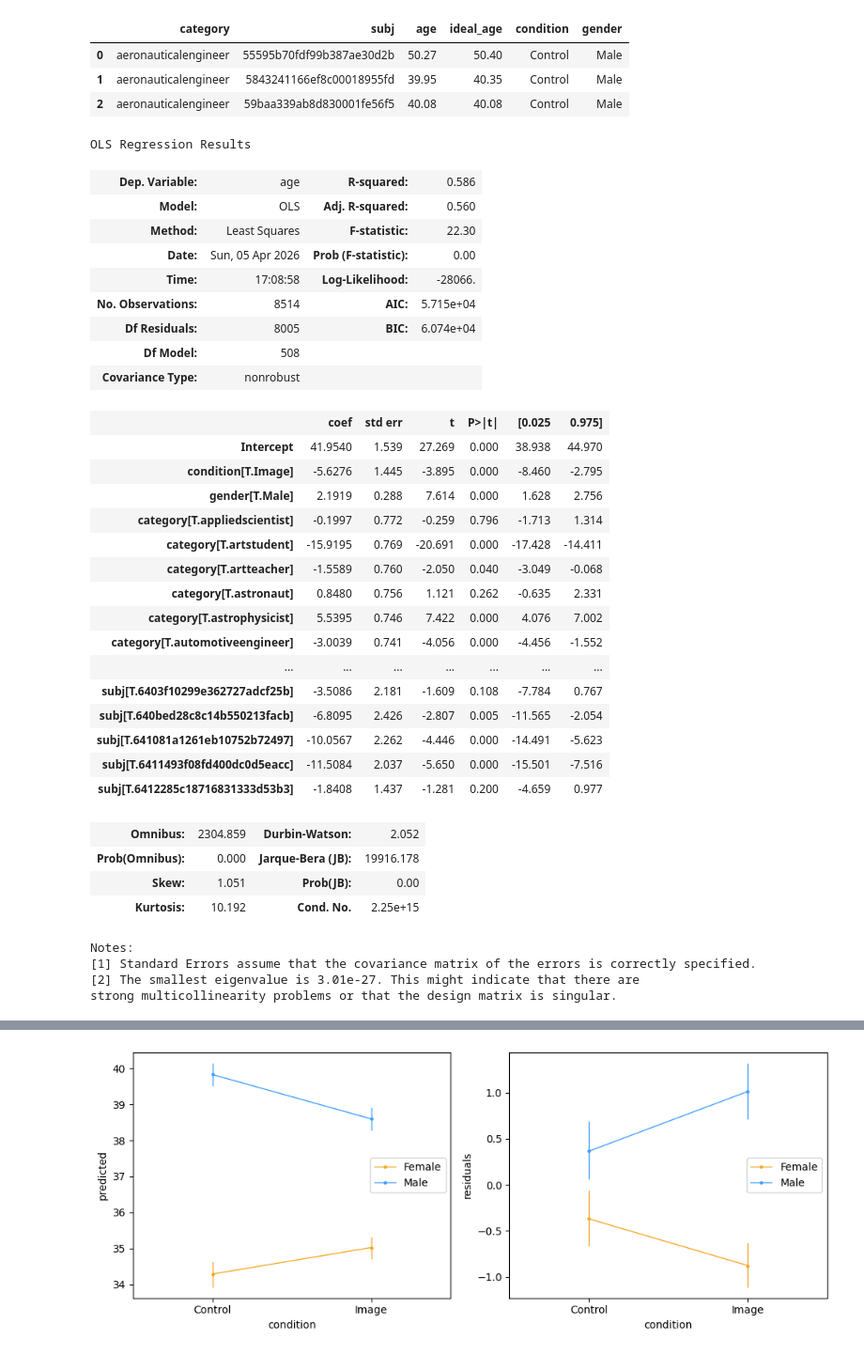
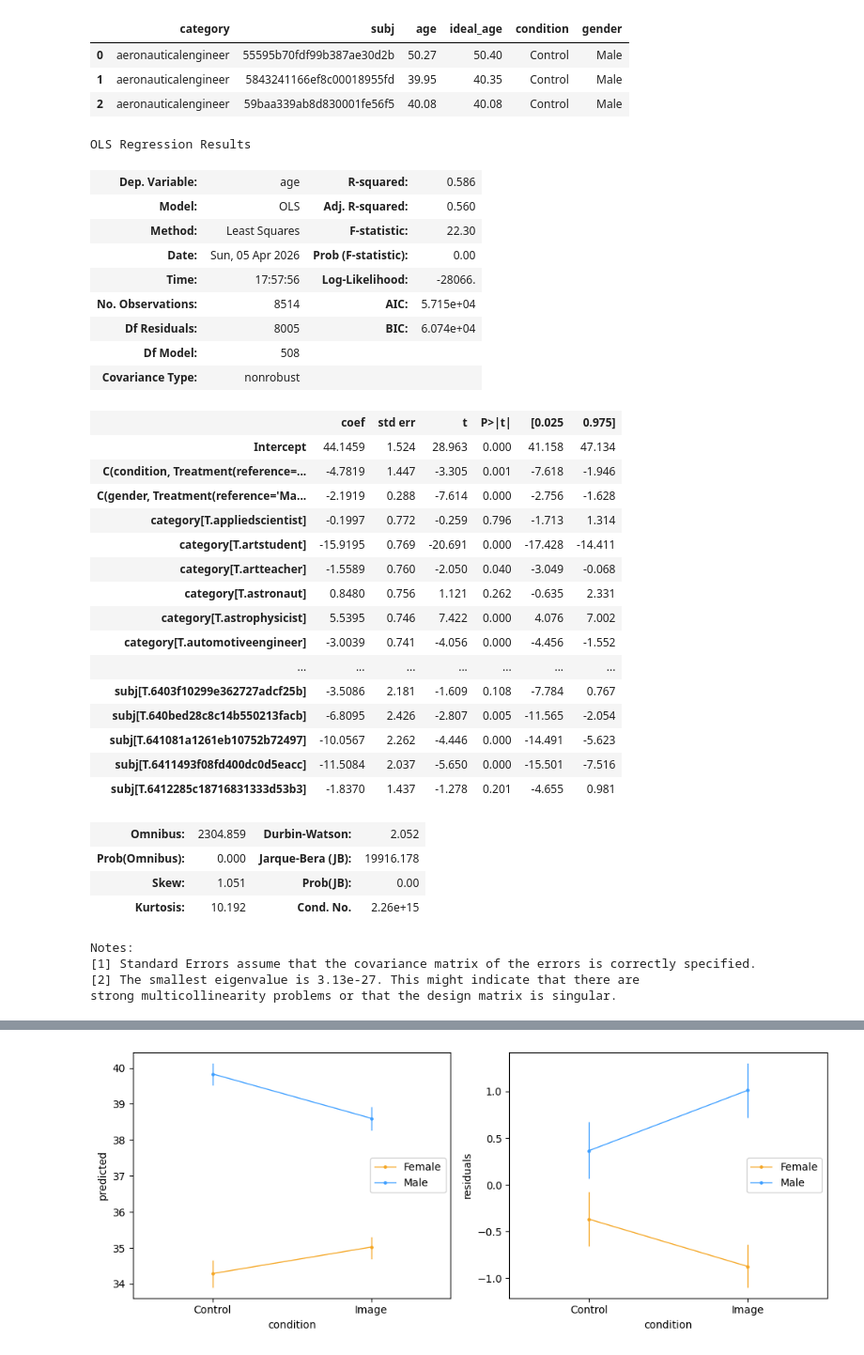
Before and after one commit to romgzn/Data_Analysis_Machine_Learning_Assignments, a Jupyter notebook: second_assignment/age_gender_cor.ipynb, the cells around one changed output, grey strips where cells are left out. Shown at 94% size. Drawn from its saved outputs; the diff is of its cells as text; code cells hidden in the pictures.

```diff
--- a/second_assignment/age_gender_cor.ipynb
+++ b/second_assignment/age_gender_cor.ipynb
@@ -218,24 +218,28 @@ control_treat_df.head(3)
 | 1 | aeronauticalengineer | 5843241166ef8c00018955fd | 39.95 | 40.35 | Control | Male |
 | 2 | aeronauticalengineer | 59baa339ab8d830001fe56f5 | 40.08 | 40.08 | Control | Male |
 # %%
-control_treat_mod = smf.ols("age ~ condition * gender + category + subj", data=control_treat_df)
+reference = 'Male'
+control_treat_mod = smf.ols(
+    f"age ~ C(condition, Treatment(reference='Control')) * C(gender, Treatment(reference='{reference}')) + category + subj",
+    data=control_treat_df
+)
 control_treat_res = control_treat_mod.fit()
 control_treat_res.summary()
 # %% [output]
 OLS Regression Results
 | Dep. Variable: | age | R-squared: | 0.586 |
 | Model: | OLS | Adj. R-squared: | 0.560 |
 | Method: | Least Squares | F-statistic: | 22.30 |
 | Date: | Sun, 05 Apr 2026 | Prob (F-statistic): | 0.00 |
-| Time: | 17:08:58 | Log-Likelihood: | -28066. |
+| Time: | 17:57:56 | Log-Likelihood: | -28066. |
 | No. Observations: | 8514 | AIC: | 5.715e+04 |
 | Df Residuals: | 8005 | BIC: | 6.074e+04 |
 | Df Model: | 508 |  |  |
 | Covariance Type: | nonrobust |  |  |
 |  | coef | std err | t | P>|t| | [0.025 | 0.975] |
-| Intercept | 41.9540 | 1.539 | 27.269 | 0.000 | 38.938 | 44.970 |
-| condition[T.Image] | -5.6276 | 1.445 | -3.895 | 0.000 | -8.460 | -2.795 |
-| gender[T.Male] | 2.1919 | 0.288 | 7.614 | 0.000 | 1.628 | 2.756 |
+| Intercept | 44.1459 | 1.524 | 28.963 | 0.000 | 41.158 | 47.134 |
+| C(condition, Treatment(reference=... | -4.7819 | 1.447 | -3.305 | 0.001 | -7.618 | -1.946 |
+| C(gender, Treatment(reference='Ma... | -2.1919 | 0.288 | -7.614 | 0.000 | -2.756 | -1.628 |
 | category[T.appliedscientist] | -0.1997 | 0.772 | -0.259 | 0.796 | -1.713 | 1.314 |
 | category[T.artstudent] | -15.9195 | 0.769 | -20.691 | 0.000 | -17.428 | -14.411 |
 | category[T.artteacher] | -1.5589 | 0.760 | -2.050 | 0.040 | -3.049 | -0.068 |
@@ -247,14 +251,14 @@ OLS Regression Results
 | subj[T.640bed28c8c14b550213facb] | -6.8095 | 2.426 | -2.807 | 0.005 | -11.565 | -2.054 |
 | subj[T.641081a1261eb10752b72497] | -10.0567 | 2.262 | -4.446 | 0.000 | -14.491 | -5.623 |
 | subj[T.6411493f08fd400dc0d5eacc] | -11.5084 | 2.037 | -5.650 | 0.000 | -15.501 | -7.516 |
-| subj[T.6412285c18716831333d53b3] | -1.8408 | 1.437 | -1.281 | 0.200 | -4.659 | 0.977 |
+| subj[T.6412285c18716831333d53b3] | -1.8370 | 1.437 | -1.278 | 0.201 | -4.655 | 0.981 |
 | Omnibus: | 2304.859 | Durbin-Watson: | 2.052 |
 | Prob(Omnibus): | 0.000 | Jarque-Bera (JB): | 19916.178 |
 | Skew: | 1.051 | Prob(JB): | 0.00 |
-| Kurtosis: | 10.192 | Cond. No. | 2.25e+15 |
+| Kurtosis: | 10.192 | Cond. No. | 2.26e+15 |
 Notes:
 [1] Standard Errors assume that the covariance matrix of the errors is correctly specified.
-[2] The smallest eigenvalue is 3.01e-27. This might indicate that there are
+[2] The smallest eigenvalue is 3.13e-27. This might indicate that there are
 strong multicollinearity problems or that the design matrix is singular.
 # %%
 control_treat_mod = smf.ols("age ~ category + subj", data=control_treat_df)
```
Also changed, not shown: parts of 6 cells of this notebook.
